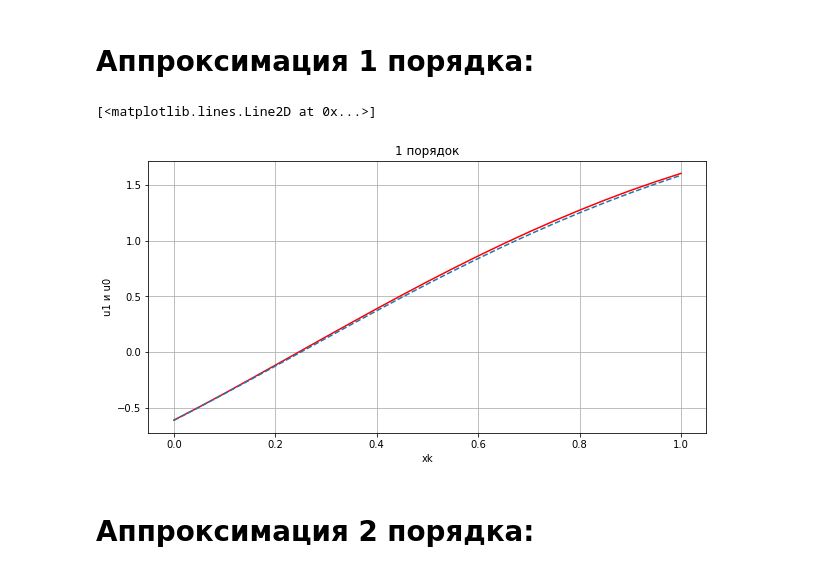
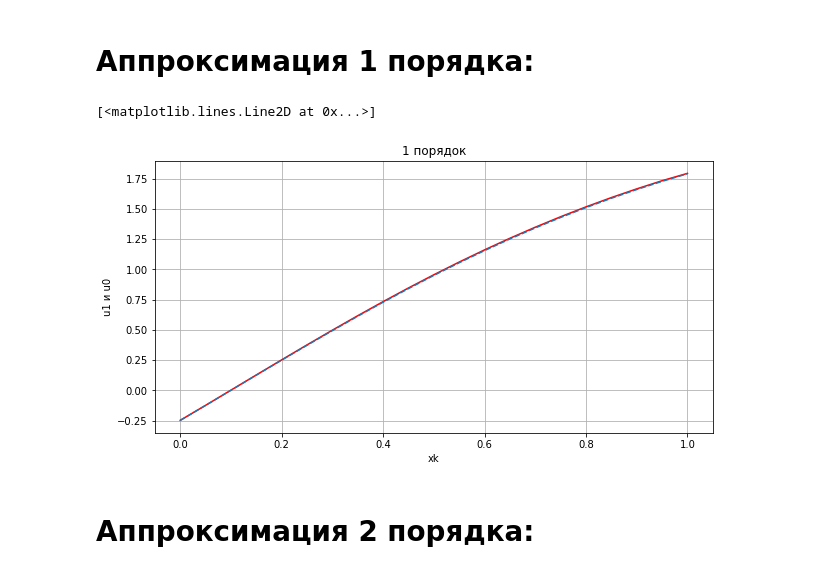
Before and after one commit to mainarel/Numerical_Methods_6, a Jupyter notebook: 1_Wave_equation.ipynb, the cells around one changed output. Saved outputs shown, nothing was run; the diff lists cells and outputs as text; code cells hidden in the pictures.

```diff
--- a/1_Wave_equation.ipynb
+++ b/1_Wave_equation.ipynb
@@ -65,36 +65,37 @@ K = kurant(koef_a(T_0,ro), tau = 0.05, h = 0.05)
 # %% [markdown]
 # Аппроксимация 1 порядка:
 # %%
-#аппроксимация начальных условий
-for k in range (0, len(xk)):
-  u1[0][k] = phi1(xk[k])
-  u1[1][k] = u1[0][k] + tau * phi2(xk[k])
+def ap1(h, tau):
+  #аппроксимация начальных условий
+  for k in range (0, len(xk)):
+    u1[0][k] = phi1(xk[k])
+    u1[1][k] = u1[0][k] + tau * phi2(xk[k])
 
-#аппроксимация граничных условий
-for n in range (1, len(tn) - 1):
-  u1[n+1][0] = ( u1[n+1][1] - h * gamma1(tn[n+1]) / b0 ) / (1 - h*a0/b0)
-  u1[n+1][len(xk)-1] = ( u1[n+1][len(xk) - 1 - 1] + h * gamma2(tn[n+1]) / b1 ) / (1 + h * a1 / b1)
+  #аппроксимация граничных условий
+  for n in range (1, len(tn) - 1):
+    u1[n+1][0] = ( u1[n+1][1] - h * gamma1(tn[n+1]) / b0 ) / (1 - h*a0/b0)
+    u1[n+1][len(xk)-1] = ( u1[n+1][len(xk) - 1 - 1] + h * gamma2(tn[n+1]) / b1 ) / (1 + h * a1 / b1)
 
 
-for n in range (1, len(tn) - 1):
-  for k in range (1, len(xk)-1):
-    u1[n+1][k] = K * (u1[n][k+1] - 2 * u1[n][k] + u1[n][k-1]) + 2 * u1[n][k] - u1[n-1][k] + f(xk[k], tn[n]) * (tau**2)
+  for n in range (1, len(tn) - 1):
+    for k in range (1, len(xk)-1):
+      u1[n+1][k] = K * (u1[n][k+1] - 2 * u1[n][k] + u1[n][k-1]) + 2 * u1[n][k] - u1[n-1][k] + f(xk[k], tn[n]) * (tau**2)
 
+  return u1
 
-yreal1 = [u0(x, tn[5]) for x in xk ]
-ypol1 = [u1[5][k] for k in range (0,len(xk))]
-
+yreal1 = [u0(x, tn[2]) for x in xk ]
+ypol1 = [ap1(h,tau)[2][k] for k in range (0,len(xk))]
 
 plt.figure(figsize=(10,5))
 plt.title("1 порядок")
 plt.xlabel("xk")
 plt.ylabel("u1 и u0")
 plt.grid()
 plt.plot(xk, ypol1, color='red')
 plt.plot(xk, yreal1 , linestyle="--")
 # %% [output]
 [<matplotlib.lines.Line2D at 0x...>]
-[figure, old version]
+[figure, new version]
 # %% [markdown]
 # Аппроксимация 2 порядка:
 # %%
```
Also changed, not shown: parts of 1 cell of this notebook.
